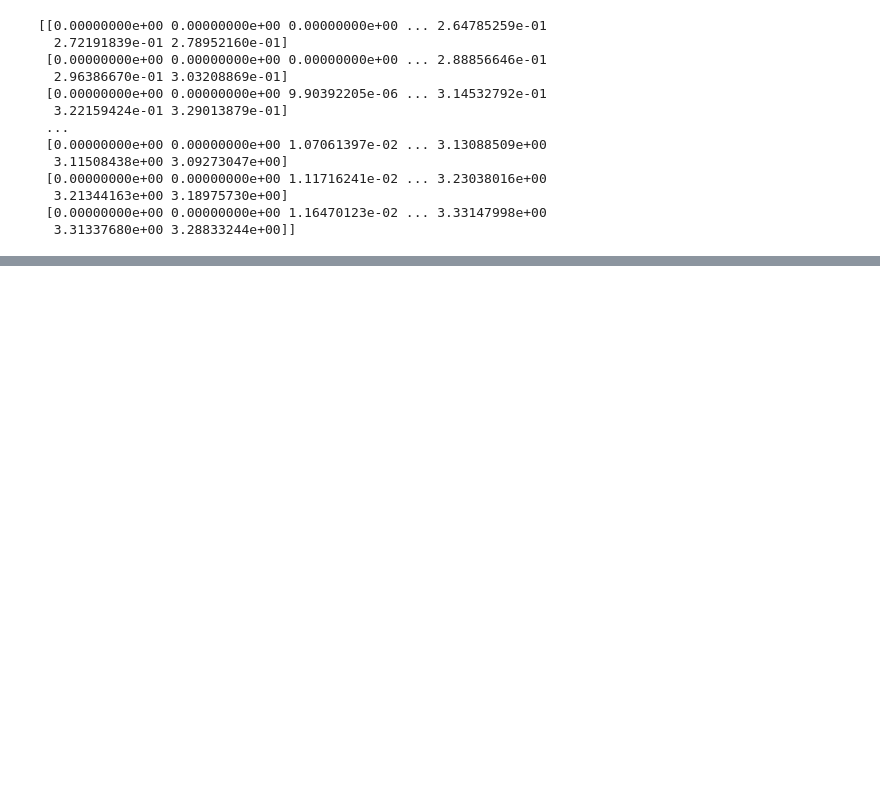
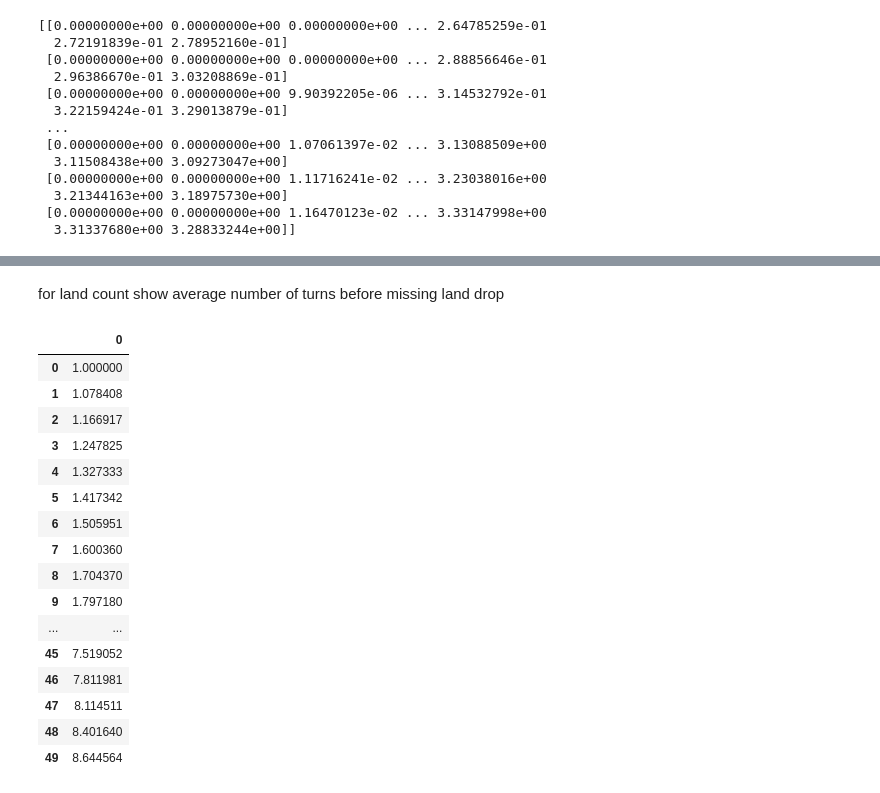
Before and after one commit to Ian-Roy/jupyterNotebooks, a Jupyter notebook: edhDeckStats.ipynb, the cells around one changed output, grey strips where cells are left out. Saved outputs shown, nothing was run; the diff lists cells and outputs as text; code cells hidden in the pictures; blank space fills up the shorter version.

```diff
--- a/edhDeckStats.ipynb
+++ b/edhDeckStats.ipynb
@@ -140,0 +188,28 @@ SyntaxError: invalid syntax (<ipython-input-58-a2885923daf8>, line 1)
+# %%
+import random
+import numpy as np
+from statistics import mean
+
+sim_time=9999
+results_array = []
+for current_land_count in range(50):
+    results=[]
+    deck = ['non land' for _ in range(deck_size - current_land_count)] + ['land' for _ in range(current_land_count)]
+    for _ in range(sim_time):
+        random.shuffle(deck)
+        turn =0
+        hand = []
+        for card in deck:
+            hand.append(card)
+        for turn in range(len(deck)//2):
+            lc=0
+            for card in hand[:turn+7]:
+                if card == 'land':
+                    lc += 1
+
+            if lc >= turn:
+                pass
+            else:
+                break
+        results.append(turn)
+    results_array.append( mean(results))
@@ -140,0 +234,27 @@ SyntaxError: invalid syntax (<ipython-input-58-a2885923daf8>, line 1)
+# %% [markdown]
+for land count show average number of turns before missing land drop
+# %%
+import math
+import pandas as pd
+df = pd.DataFrame(results_array)
+# print(max(results),min(results),df.mean())
+# print(f'how many potential games simulated {sim_time / math.factorial(deck_size)}')
+df
+# %% [output]
+|  | 0 |
+| 0 | 1.000000 |
+| 1 | 1.078408 |
+| 2 | 1.166917 |
+| 3 | 1.247825 |
+| 4 | 1.327333 |
+| 5 | 1.417342 |
+| 6 | 1.505951 |
+| 7 | 1.600360 |
+| 8 | 1.704370 |
+| 9 | 1.797180 |
+| ... | ... |
+| 45 | 7.519052 |
+| 46 | 7.811981 |
+| 47 | 8.114511 |
+| 48 | 8.401640 |
+| 49 | 8.644564 |
```
Also changed, not shown: parts of 13 cells of this notebook, 1 other file.
